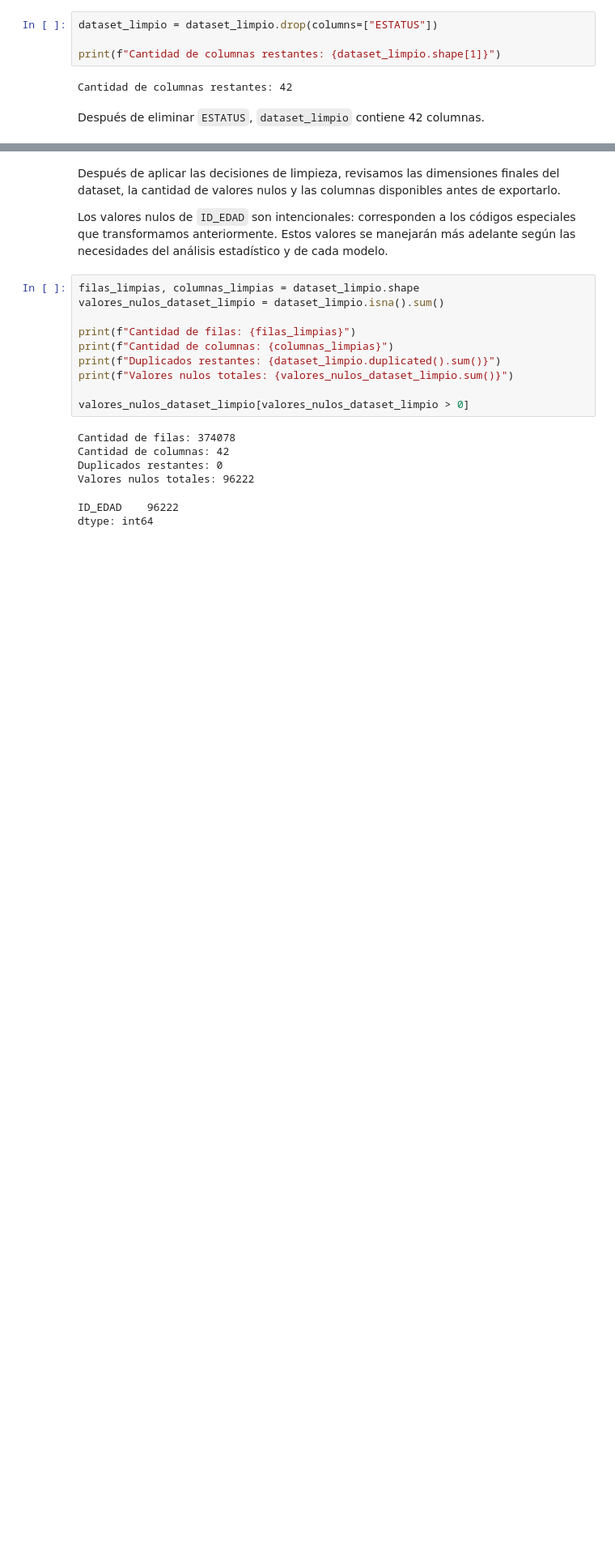
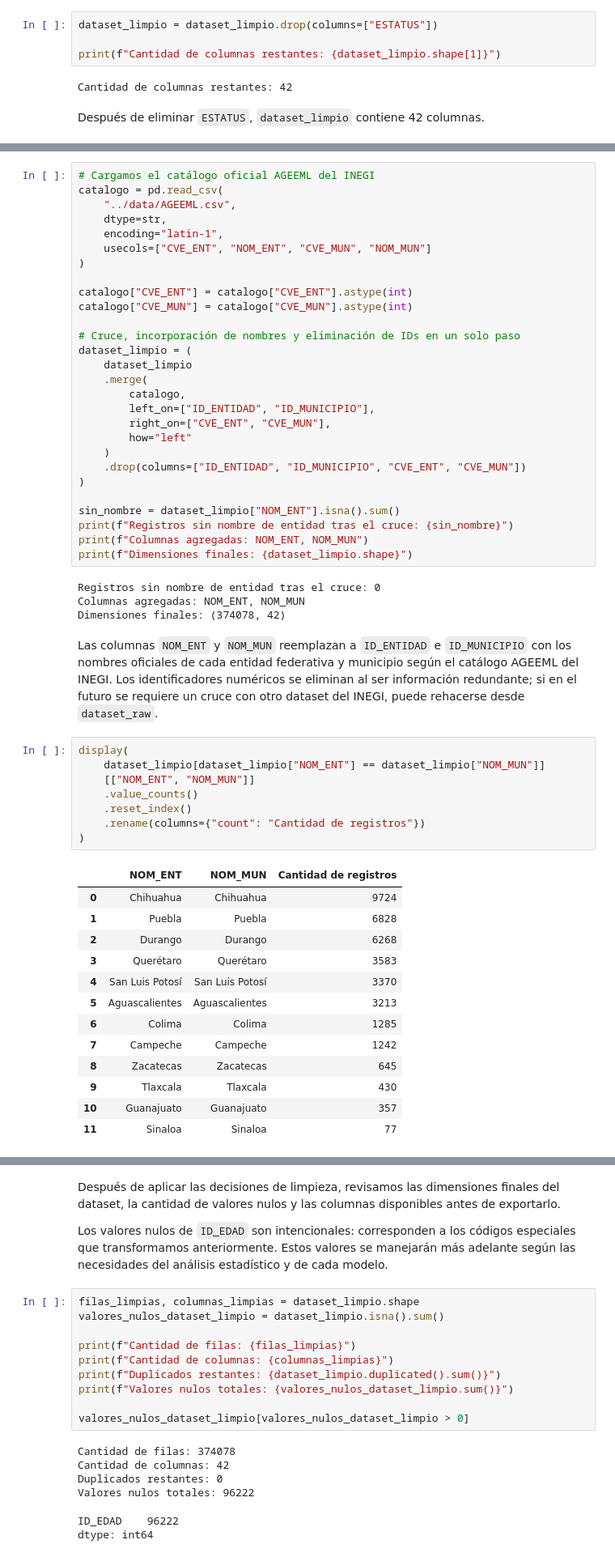
Before and after one commit to steve-quezada/Tareas_Almacenes-y-Mineria-de-Datos, a Jupyter notebook: ProyectoFinal/notebooks/analisis_exploratorio.ipynb, the cells around one changed output, grey strips where cells are left out. Shown at 81% size. Drawn from its saved outputs; the diff is of its cells as text; blank space fills up the shorter version.

```diff
--- a/ProyectoFinal/notebooks/analisis_exploratorio.ipynb
+++ b/ProyectoFinal/notebooks/analisis_exploratorio.ipynb
@@ -1145,0 +1372,59 @@ Después de eliminar `ESTATUS`, `dataset_limpio` contiene 42 columnas.
+# %%
+# Cargamos el catálogo oficial AGEEML del INEGI
+catalogo = pd.read_csv(
+    "../data/AGEEML.csv",
+    dtype=str,
+    encoding="latin-1",
+    usecols=["CVE_ENT", "NOM_ENT", "CVE_MUN", "NOM_MUN"]
+)
+
+catalogo["CVE_ENT"] = catalogo["CVE_ENT"].astype(int)
+catalogo["CVE_MUN"] = catalogo["CVE_MUN"].astype(int)
+
+# Cruce, incorporación de nombres y eliminación de IDs en un solo paso
+dataset_limpio = (
+    dataset_limpio
+    .merge(
+        catalogo,
+        left_on=["ID_ENTIDAD", "ID_MUNICIPIO"],
+        right_on=["CVE_ENT", "CVE_MUN"],
+        how="left"
+    )
+    .drop(columns=["ID_ENTIDAD", "ID_MUNICIPIO", "CVE_ENT", "CVE_MUN"])
+)
+
+sin_nombre = dataset_limpio["NOM_ENT"].isna().sum()
+print(f"Registros sin nombre de entidad tras el cruce: {sin_nombre}")
+print(f"Columnas agregadas: NOM_ENT, NOM_MUN")
+print(f"Dimensiones finales: {dataset_limpio.shape}")
+# %% [output]
+Registros sin nombre de entidad tras el cruce: 0
+Columnas agregadas: NOM_ENT, NOM_MUN
+Dimensiones finales: (374078, 42)
+# %% [markdown]
+Las columnas `NOM_ENT` y `NOM_MUN` reemplazan a `ID_ENTIDAD` e `ID_MUNICIPIO` con los nombres
+oficiales de cada entidad federativa y municipio según el catálogo AGEEML del INEGI. Los
+identificadores numéricos se eliminan al ser información redundante; si en el futuro se
+requiere un cruce con otro dataset del INEGI, puede rehacerse desde `dataset_raw`.
+# %%
+display(
+    dataset_limpio[dataset_limpio["NOM_ENT"] == dataset_limpio["NOM_MUN"]]
+    [["NOM_ENT", "NOM_MUN"]]
+    .value_counts()
+    .reset_index()
+    .rename(columns={"count": "Cantidad de registros"})
+)
+# %% [output]
+|  | NOM_ENT | NOM_MUN | Cantidad de registros |
+| 0 | Chihuahua | Chihuahua | 9724 |
+| 1 | Puebla | Puebla | 6828 |
+| 2 | Durango | Durango | 6268 |
+| 3 | Querétaro | Querétaro | 3583 |
+| 4 | San Luis Potosí | San Luis Potosí | 3370 |
+| 5 | Aguascalientes | Aguascalientes | 3213 |
+| 6 | Colima | Colima | 1285 |
+| 7 | Campeche | Campeche | 1242 |
+| 8 | Zacatecas | Zacatecas | 645 |
+| 9 | Tlaxcala | Tlaxcala | 430 |
+| 10 | Guanajuato | Guanajuato | 357 |
+| 11 | Sinaloa | Sinaloa | 77 |
```
Also changed, not shown: parts of 31 cells of this notebook, 3 other files.
